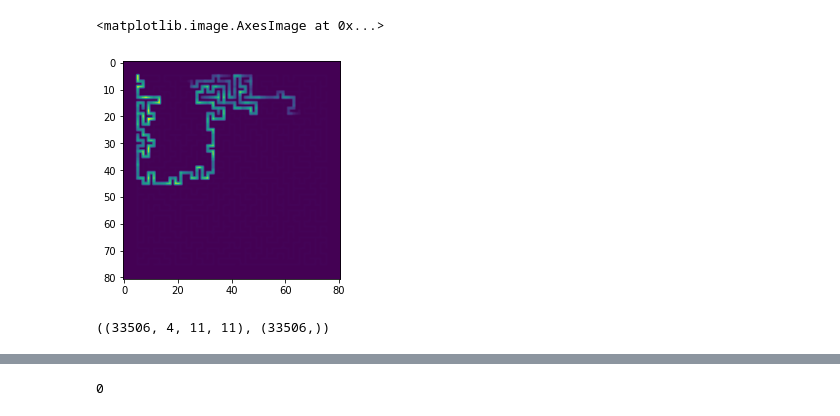
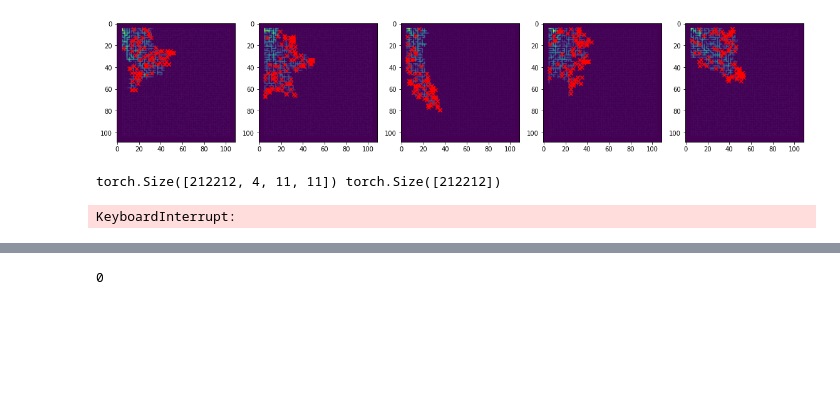
Before and after one commit to akarshkumar0101/exploration-generalization, a Jupyter notebook: maze.ipynb, the cells around one changed output, grey strips where cells are left out. Saved outputs shown, nothing was run; the diff lists cells and outputs as text; code cells hidden in the pictures; blank space fills up the shorter version.

```diff
--- a/maze.ipynb
+++ b/maze.ipynb
@@ -33,6 +17,0 @@ plt.show()
-# %%
-env = make_env(100, 4)
-ge = goexplore_discrete.GoExplore(env)
-for i in tqdm(range(100)):
-    nodes = ge.select_nodes(100, beta=-2.)
-    ge.explore_from(nodes, 15)
@@ -42,37 +20,39 @@ KeyboardInterrupt:
 # %%
 ges = torch.load('data/ges.pt')
-# %%
-ge = ges[8]
 # %%
-grid = ge.env.envs[0].grid.copy()
-cells = list(ge.cell2n_seen.keys())
-n_seen = list(ge.cell2n_seen.values())
-for i in range(len(cells)):
-    y, x = cells[i]
-    grid[y, x] = n_seen[i]
-plt.imshow(grid)
+plt.figure(figsize=(40, 5))
+for i_plt, ge in enumerate(ges[:5]):
+    grid = ge.env.envs[0].maze.copy()
+    cells = list(ge.cell2n_seen.keys())
+    n_seen = list(ge.cell2n_seen.values())
+    for i in range(len(cells)):
+        y, x = cells[i]
+        grid[y, x] = n_seen[i]
+    plt.subplot(1, 10, i_plt+1)
+    plt.imshow(grid)
+    nodes = ge.select_nodes(100, beta=-2.0)
+    # nodes = ge.select_nodes(100, beta=-0.5)
+    cells = np.array([node.cell for node in nodes])
+    plt.scatter(cells[:, 1], cells[:, 0], marker='x', c='r')
 # %% [output]
-<matplotlib.image.AxesImage at 0x...>
-[figure, old version]
+[figure, new version]
 # %%
-def get_dataset(ges, n_nodes=10):
-    o, a = [], []
-    for seed, ge in enumerate(tqdm(ges)):
-        nodes = ge.select_nodes(n_nodes, beta=-0.5)
-        # print(len(nodes))
-        # print(len(set([node.cell for node in nodes])))
-        e = ge.env.envs[0]
-        e.seed(seed)
+def create_bc_dataset(ges, n_nodes=10, beta=-0.5):
+    x, y = [], []
+    for ge in tqdm(ges):
+        env = ge.env.envs[0]
+        nodes = ge.select_nodes(n_nodes, beta=beta)
         for node in nodes:
-            obs, info = e.reset()
+            obs, info = env.reset()
             for action in node.snapshot:
-                o.append(obs)
-                a.append(action)
-                obs, reward, terminated, truncated, info = e.step(action)
-    return np.stack(o), np.asarray(a)
-o, a = get_dataset(ges, 10)
+                x.append(obs)
+                y.append(action)
+                obs, reward, terminated, truncated, info = env.step(action)
+    x, y = np.stack(x), np.asarray(y)
+    x, y = torch.as_tensor(x).float(), torch.as_tensor(y).long()
+    return x, y
+x_train, y_train = create_bc_dataset(ges, 10)
+print(x_train.shape, y_train.shape)
+# %% [output]
+torch.Size([212212, 4, 11, 11]) torch.Size([212212])
-# %%
-o.shape, a.shape
-# %% [output]
-((33506, 4, 11, 11), (33506,))
 # %%
@@ -135,0 +123,5 @@ bc_agent(o, a, agent, batch_size=512, n_batches=1000)
+# %%
+agent = ImitationExplorer(ge.env)
+train_bc_agent(agent, x_train, y_train, batch_size=512, n_batches=10000, tqdm=tqdm)
+# %% [output]
+KeyboardInterrupt:
```
Also changed, not shown: parts of 17 cells of this notebook, 4 other files.
